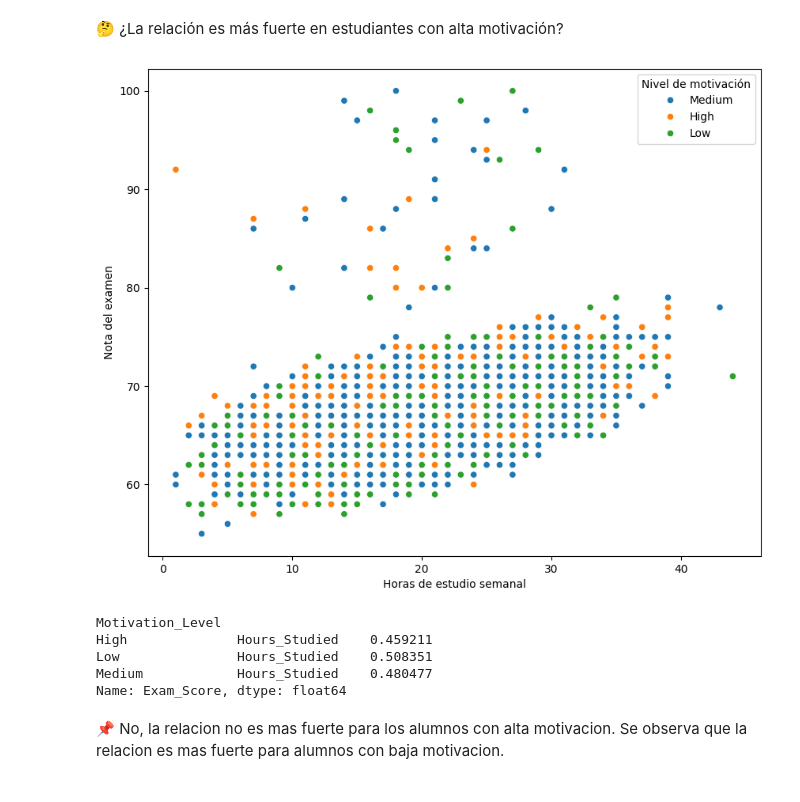
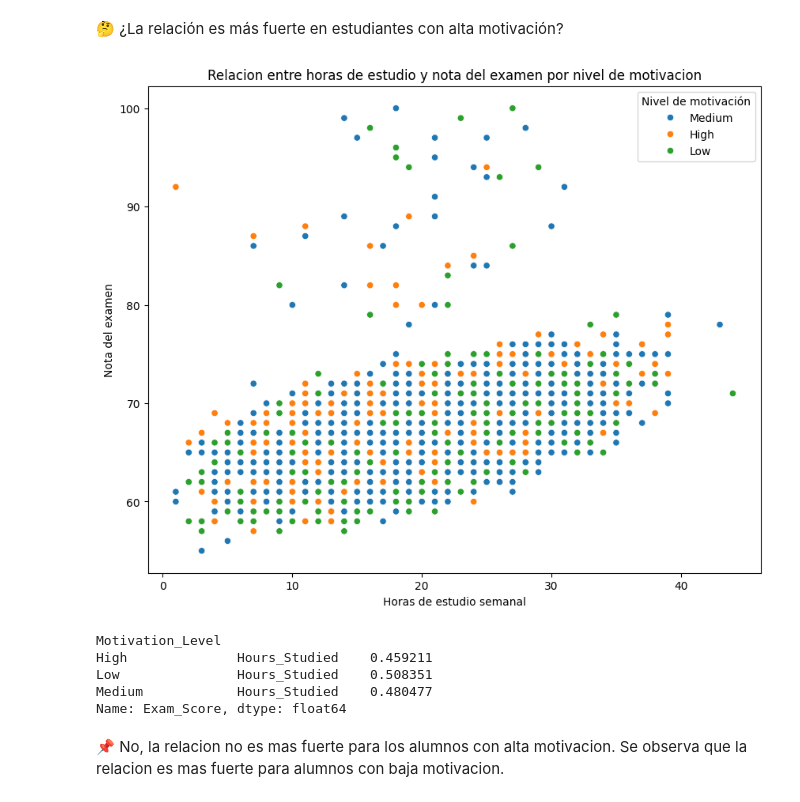
Before and after one commit to LuqGon/student_performance_factor-dsproject, a Jupyter notebook: student_performance_factors.ipynb, the cells around one changed output. Drawn from its saved outputs; the diff is of its cells as text; code cells hidden in the pictures.

```diff
--- a/student_performance_factors.ipynb
+++ b/student_performance_factors.ipynb
@@ -330,13 +343,14 @@ Correlacion: 0.48095589187572746
 # %%
 plt.figure(figsize=(10,8))
 sns.scatterplot(data=df, x="Hours_Studied", y="Exam_Score", hue="Motivation_Level" ,color="purple")
 plt.ylabel("Nota del examen")
 plt.xlabel("Horas de estudio semanal")
+plt.title("Relacion entre horas de estudio y nota del examen por nivel de motivacion")
 plt.legend(title="Nivel de motivación")
 plt.show()
 print(df.groupby("Motivation_Level")[["Hours_Studied", "Exam_Score"]].corr(method='spearman').iloc[0::2, 1])
 # %% [output]
-[figure, old version]
+[figure, new version]
 Motivation_Level
 High              Hours_Studied    0.459211
 Low               Hours_Studied    0.508351
```
Also changed, not shown: parts of 13 cells of this notebook.
